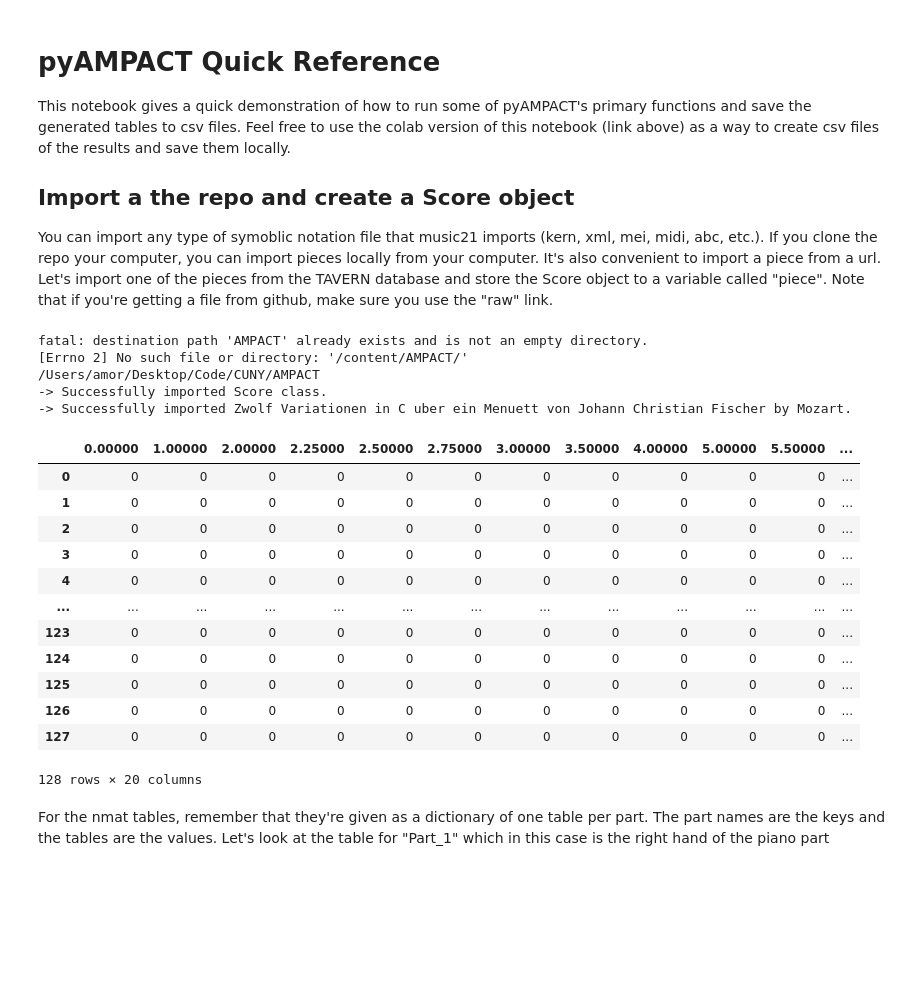
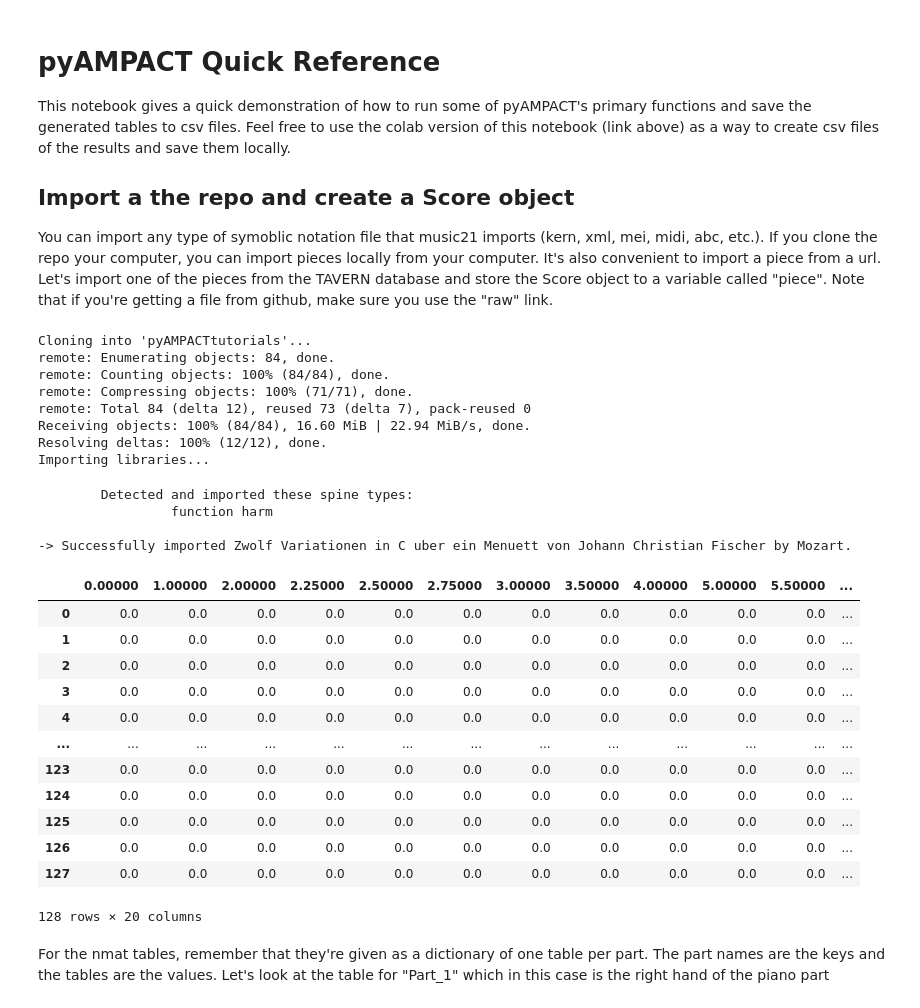
Before and after one commit to jcdevaney/pyAMPACTtutorials, a Jupyter notebook: 02-pyAMPACT_alignment_Overview.ipynb, the cells around one changed output. Saved outputs shown, nothing was run; the diff lists cells and outputs as text; code cells hidden in the pictures; blank space fills up the shorter version.

```diff
--- a/02-pyAMPACT_alignment_Overview.ipynb
+++ b/02-pyAMPACT_alignment_Overview.ipynb
@@ -9,37 +9,45 @@ This notebook gives a quick demonstration of how to run some of pyAMPACT's prima
 
 You can import any type of symoblic notation file that music21 imports (kern, xml, mei, midi, abc, etc.). If you clone the repo your computer, you can import pieces locally from your computer. It's also convenient to import a piece from a url. Let's import one of the pieces from the TAVERN database and store the Score object to a variable called "piece". Note that if you're getting a file from github, make sure you use the "raw" link.
 # %%
-%cd /content/
+!git clone https://github.com/jcdevaney/pyAMPACTtutorials.git
 from IPython.utils import io
 print('Importing libraries...')
 with io.capture_output() as captured:
     !pip install --upgrade pandas
     !pip install -i https://test.pypi.org/simple/ --no-deps pyampact==0.3.1
     import pyampact
-
-piece = pyampact.Score('https://raw.githubusercontent.com/alexandermorgan/TAVERN/master/Mozart/K179/Stripped/M179_00_02b_b.krn')
-print(f'-> Successfully imported {piece.metadata["title"]} by {piece.metadata["composer"]}.\n')
-pianoRoll = piece.pianoRoll()
-pianoRoll
 # %% [output]
-fatal: destination path 'AMPACT' already exists and is not an empty directory.
-[Errno 2] No such file or directory: '/content/AMPACT/'
-/Users/amor/Desktop/Code/CUNY/AMPACT
--> Successfully imported Score class.
--> Successfully imported Zwolf Variationen in C uber ein Menuett von Johann Christian Fischer by Mozart.
+Cloning into 'pyAMPACTtutorials'...
+remote: Enumerating objects: 84, done.
+remote: Counting objects: 100% (84/84), done.
+remote: Compressing objects: 100% (71/71), done.
+remote: Total 84 (delta 12), reused 73 (delta 7), pack-reused 0
+Receiving objects: 100% (84/84), 16.60 MiB | 22.94 MiB/s, done.
+Resolving deltas: 100% (12/12), done.
+Importing libraries...
-|  | 0.00000 | 1.00000 | 2.00000 | 2.25000 | 2.50000 | 2.75000 | 3.00000 | 3.50000 | 4.00000 | 5.00000 | 5.50000 | ... |
-| 0 | 0 | 0 | 0 | 0 | 0 | 0 | 0 | 0 | 0 | 0 | 0 | ... |
-| 1 | 0 | 0 | 0 | 0 | 0 | 0 | 0 | 0 | 0 | 0 | 0 | ... |
-| 2 | 0 | 0 | 0 | 0 | 0 | 0 | 0 | 0 | 0 | 0 | 0 | ... |
-| 3 | 0 | 0 | 0 | 0 | 0 | 0 | 0 | 0 | 0 | 0 | 0 | ... |
-| 4 | 0 | 0 | 0 | 0 | 0 | 0 | 0 | 0 | 0 | 0 | 0 | ... |
-| ... | ... | ... | ... | ... | ... | ... | ... | ... | ... | ... | ... | ... |
-| 123 | 0 | 0 | 0 | 0 | 0 | 0 | 0 | 0 | 0 | 0 | 0 | ... |
-| 124 | 0 | 0 | 0 | 0 | 0 | 0 | 0 | 0 | 0 | 0 | 0 | ... |
-| 125 | 0 | 0 | 0 | 0 | 0 | 0 | 0 | 0 | 0 | 0 | 0 | ... |
-| 126 | 0 | 0 | 0 | 0 | 0 | 0 | 0 | 0 | 0 | 0 | 0 | ... |
-| 127 | 0 | 0 | 0 | 0 | 0 | 0 | 0 | 0 | 0 | 0 | 0 | ... |
-128 rows × 20 columns
+# %%
+piece = pyampact.Score('/content/pyAMPACTtutorials/test_files/M179_00_02b_b.krn')
+print(f'-> Successfully imported {piece.metadata["title"]} by {piece.metadata["composer"]}.\n')
+pianoRoll = piece.pianoRoll()
+pianoRoll
+# %% [output]
+        Detected and imported these spine types:
+                 function harm
+
+-> Successfully imported Zwolf Variationen in C uber ein Menuett von Johann Christian Fischer by Mozart.
+|  | 0.00000 | 1.00000 | 2.00000 | 2.25000 | 2.50000 | 2.75000 | 3.00000 | 3.50000 | 4.00000 | 5.00000 | 5.50000 | ... |
+| 0 | 0.0 | 0.0 | 0.0 | 0.0 | 0.0 | 0.0 | 0.0 | 0.0 | 0.0 | 0.0 | 0.0 | ... |
+| 1 | 0.0 | 0.0 | 0.0 | 0.0 | 0.0 | 0.0 | 0.0 | 0.0 | 0.0 | 0.0 | 0.0 | ... |
+| 2 | 0.0 | 0.0 | 0.0 | 0.0 | 0.0 | 0.0 | 0.0 | 0.0 | 0.0 | 0.0 | 0.0 | ... |
+| 3 | 0.0 | 0.0 | 0.0 | 0.0 | 0.0 | 0.0 | 0.0 | 0.0 | 0.0 | 0.0 | 0.0 | ... |
+| 4 | 0.0 | 0.0 | 0.0 | 0.0 | 0.0 | 0.0 | 0.0 | 0.0 | 0.0 | 0.0 | 0.0 | ... |
+| ... | ... | ... | ... | ... | ... | ... | ... | ... | ... | ... | ... | ... |
+| 123 | 0.0 | 0.0 | 0.0 | 0.0 | 0.0 | 0.0 | 0.0 | 0.0 | 0.0 | 0.0 | 0.0 | ... |
+| 124 | 0.0 | 0.0 | 0.0 | 0.0 | 0.0 | 0.0 | 0.0 | 0.0 | 0.0 | 0.0 | 0.0 | ... |
+| 125 | 0.0 | 0.0 | 0.0 | 0.0 | 0.0 | 0.0 | 0.0 | 0.0 | 0.0 | 0.0 | 0.0 | ... |
+| 126 | 0.0 | 0.0 | 0.0 | 0.0 | 0.0 | 0.0 | 0.0 | 0.0 | 0.0 | 0.0 | 0.0 | ... |
+| 127 | 0.0 | 0.0 | 0.0 | 0.0 | 0.0 | 0.0 | 0.0 | 0.0 | 0.0 | 0.0 | 0.0 | ... |
+128 rows × 20 columns
 # %% [markdown]
 For the nmat tables, remember that they're given as a dictionary of one table per part. The part names are the keys and the tables are the values. Let's look at the table for "Part_1" which in this case is the right hand of the piano part
 # %%
```
Also changed, not shown: parts of 5 cells of this notebook.
